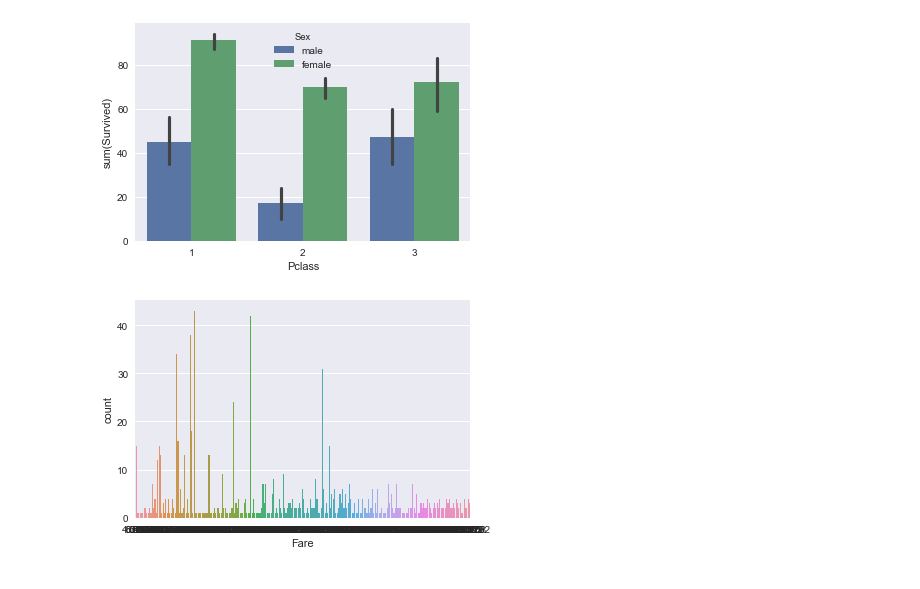
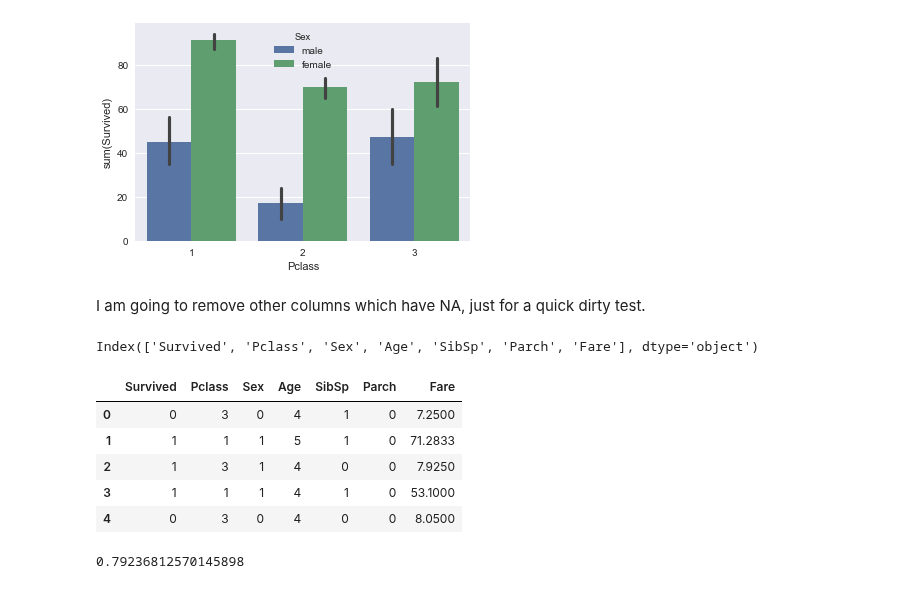
Before and after one commit to edenzhong/KaggleTitanicTrial, a Jupyter notebook: notebook/my_1st_trial.ipynb, the cells around one changed output. Saved outputs shown, nothing was run; the diff lists cells and outputs as text; code cells hidden in the pictures.

Commit message:
make the flow works, dirty

```diff
--- a/notebook/my_1st_trial.ipynb
+++ b/notebook/my_1st_trial.ipynb
@@ -348,8 +330,32 @@ sns.barplot(x='Pclass', y='Survived', hue='Sex',data=df_train,estimator=np.sum)
 plt.show()
 # %% [output]
 [figure]
-# %%
-sns.countplot(x='Fare',data=df_train)
-plt.show()
-# %% [output]
-[figure, removed]
+# %% [markdown]
+I am going to remove other columns which have NA, just for a quick dirty test.
+# %%
+del df_train['Cabin']
+del df_train['Embarked']
+del df_train['Ticket']
+del df_train['Name']
+del df_train['PassengerId']
+
+# remvoe the helper columns
+del df_train['Count']
+del df_train['Percentage']
+
+df_train.columns
+# %% [output]
+Index(['Survived', 'Pclass', 'Sex', 'Age', 'SibSp', 'Parch', 'Fare'], dtype='object')
+# %%
+df_train['Sex'] = df_train['Sex'].map({'female':1,'male':0}).astype(int)
+# %%
+df_train['Age'] = df_train['Age'].map({'(-2, 0]':-1,'(0, 5]':1,'(5, 10]':2,'(10, 20]':3,'(20, 35]':4,'(35, 60]':5,'(60, 100]':6}).astype(int)
+# %%
+df_train.head()
+# %% [output]
+|  | Survived | Pclass | Sex | Age | SibSp | Parch | Fare |
+| 0 | 0 | 3 | 0 | 4 | 1 | 0 | 7.2500 |
+| 1 | 1 | 1 | 1 | 5 | 1 | 0 | 71.2833 |
+| 2 | 1 | 3 | 1 | 4 | 0 | 0 | 7.9250 |
+| 3 | 1 | 1 | 1 | 4 | 1 | 0 | 53.1000 |
+| 4 | 0 | 3 | 0 | 4 | 0 | 0 | 8.0500 |
@@ -355,0 +365,6 @@ plt.show()
+# %%
+logreg = LogisticRegression()
+logreg.fit(x_train,y_train)
+logreg.score(x_train, y_train)
+# %% [output]
+0.79236812570145898
```
Also changed, not shown: parts of 15 cells of this notebook, 3 other files.
